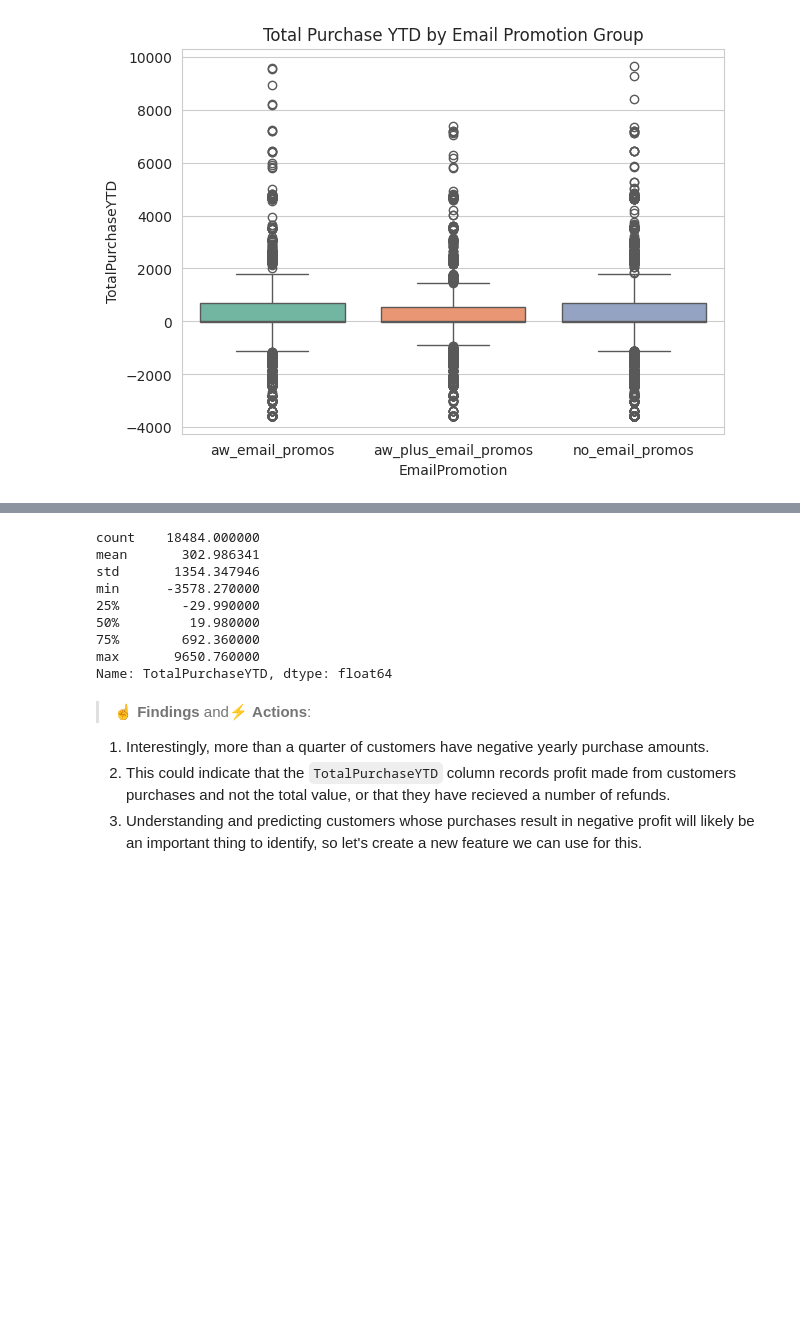
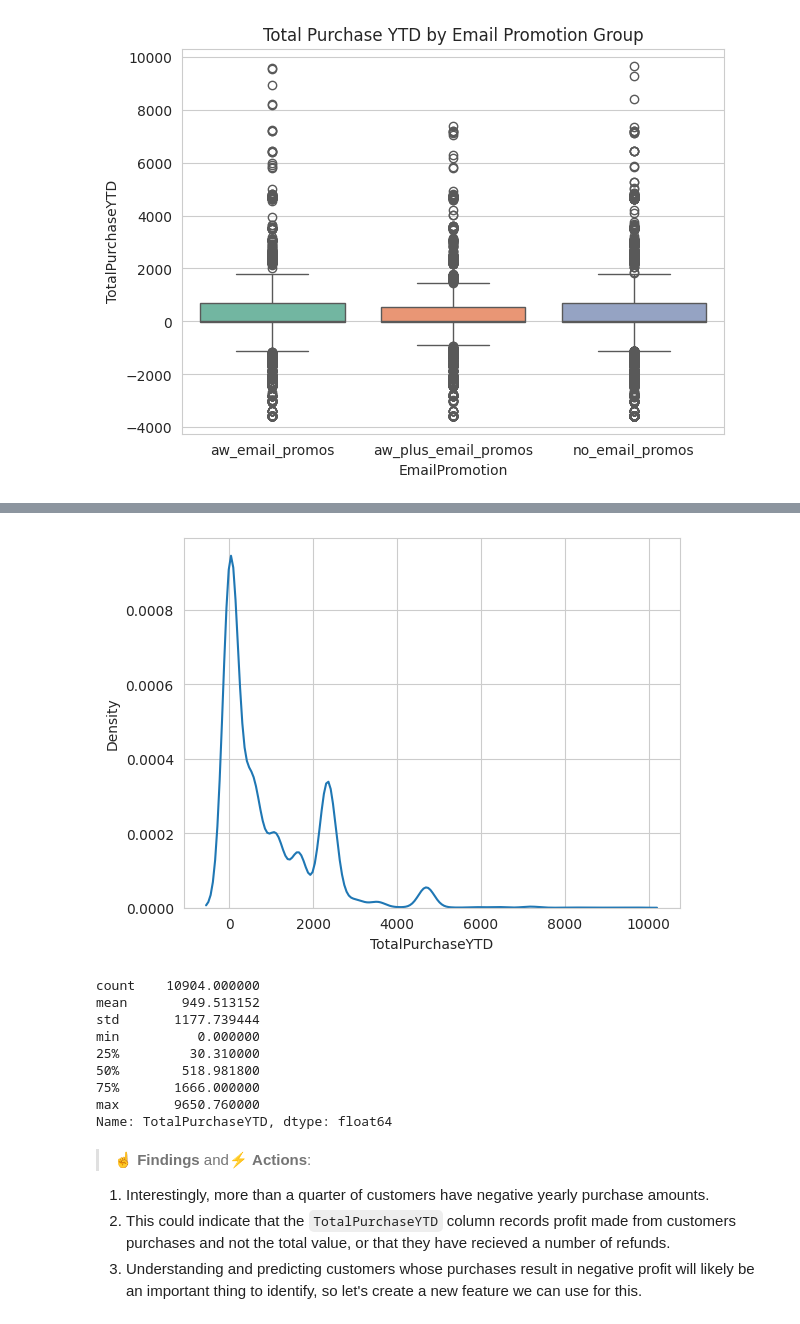
Before and after one commit to jamesrichardbunting/customer_segmentation, a Jupyter notebook: customer_segmentation.ipynb, the cells around one changed output, grey strips where cells are left out. Saved outputs shown, nothing was run; the diff lists cells and outputs as text; code cells hidden in the pictures; blank space fills up the shorter version.

```diff
--- a/customer_segmentation.ipynb
+++ b/customer_segmentation.ipynb
@@ -393,13 +438,21 @@ Passing `palette` without assigning `hue` is deprecated and will be removed in v
+# %%
+# sns.violinplot(x=person_in_filtered['TotalPurchaseYTD'])
+# plt.show()
+
+sns.kdeplot(person_in_filtered['TotalPurchaseYTD'])
+plt.show()
+# %% [output]
+[figure, added]
 # %%
-person_in.TotalPurchaseYTD.describe()
+person_in_filtered.TotalPurchaseYTD.describe()
 # %% [output]
-count    18484.000000
-mean       302.986341
-std       1354.347946
-min      -3578.270000
-25%        -29.990000
-50%         19.980000
-75%        692.360000
+count    10904.000000
+mean       949.513152
+std       1177.739444
+min          0.000000
+25%         30.310000
+50%        518.981800
+75%       1666.000000
 max       9650.760000
 Name: TotalPurchaseYTD, dtype: float64
 # %% [markdown]
```
Also changed, not shown: parts of 8 cells of this notebook.
